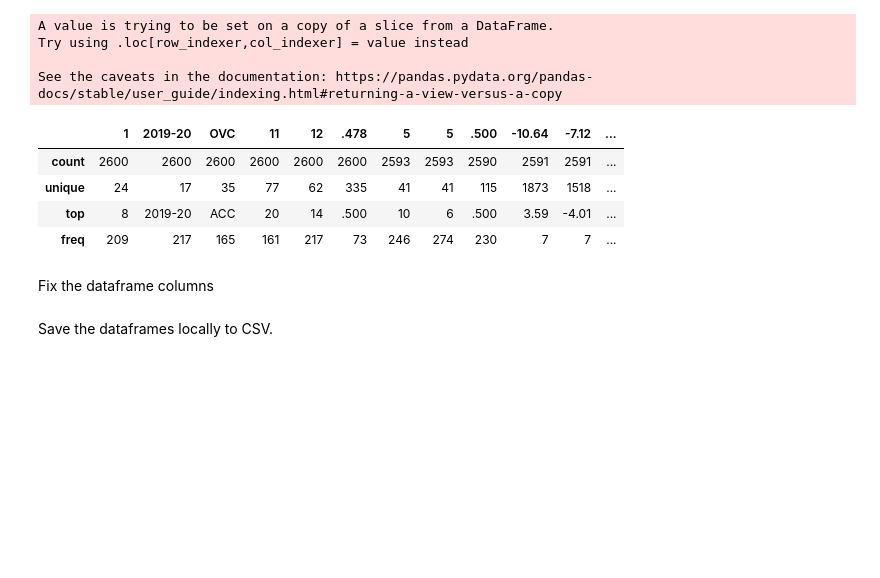
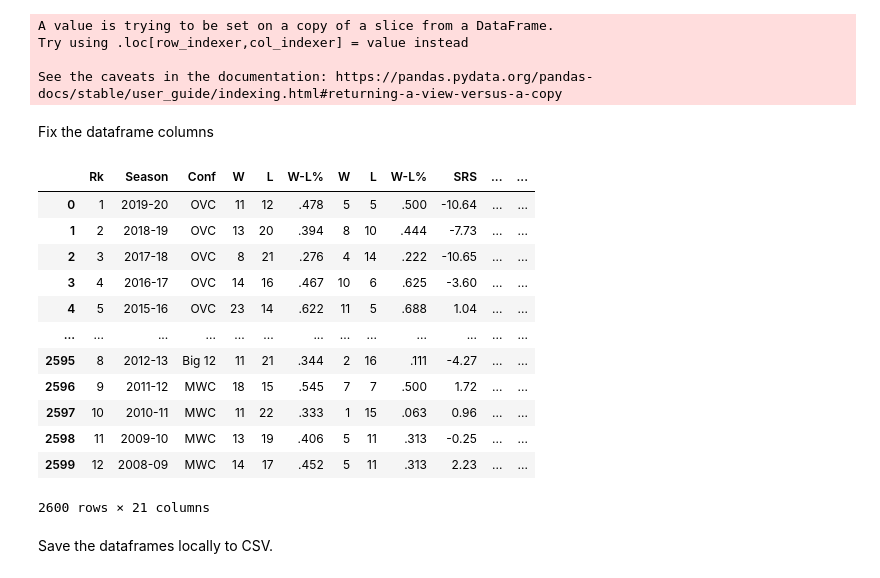
Before and after one commit to cmf2196/march_madness, a Jupyter notebook: data_collection.ipynb, the cells around one changed output. Cells and saved outputs as stored; diff of their text form; code cells hidden in the pictures; blank space fills up the shorter version.

```diff
--- a/data_collection.ipynb
+++ b/data_collection.ipynb
@@ -316,19 +316,26 @@ A value is trying to be set on a copy of a slice from a DataFrame.
 Try using .loc[row_indexer,col_indexer] = value instead
 
 See the caveats in the documentation: https://pandas.pydata.org/pandas-docs/stable/user_guide/indexing.html#returning-a-view-versus-a-copy
-# %%
-WLTeams.describe()
-# %% [output]
-|  | 1 | 2019-20 | OVC | 11 | 12 | .478 | 5 | 5 | .500 | -10.64 | -7.12 | ... |
-| count | 2600 | 2600 | 2600 | 2600 | 2600 | 2600 | 2593 | 2593 | 2590 | 2591 | 2591 | ... |
-| unique | 24 | 17 | 35 | 77 | 62 | 335 | 41 | 41 | 115 | 1873 | 1518 | ... |
-| top | 8 | 2019-20 | ACC | 20 | 14 | .500 | 10 | 6 | .500 | 3.59 | -4.01 | ... |
-| freq | 209 | 217 | 165 | 161 | 217 | 73 | 246 | 274 | 230 | 7 | 7 | ... |
 # %% [markdown]
 Fix the dataframe columns
 # %%
-WLTeams.columns = WLTeams.columns.droplevel(level=0)
-WLTeams.rename(columns={'': 'team'})
+#WLTeams.columns = WLTeams.columns.droplevel(level=0)
+WLTeams['team'] = WLTeams[""]
+WLTeams
+# %% [output]
+|  | Rk | Season | Conf | W | L | W-L% | W | L | W-L% | SRS | ... | ... |
+| 0 | 1 | 2019-20 | OVC | 11 | 12 | .478 | 5 | 5 | .500 | -10.64 | ... | ... |
+| 1 | 2 | 2018-19 | OVC | 13 | 20 | .394 | 8 | 10 | .444 | -7.73 | ... | ... |
+| 2 | 3 | 2017-18 | OVC | 8 | 21 | .276 | 4 | 14 | .222 | -10.65 | ... | ... |
+| 3 | 4 | 2016-17 | OVC | 14 | 16 | .467 | 10 | 6 | .625 | -3.60 | ... | ... |
+| 4 | 5 | 2015-16 | OVC | 23 | 14 | .622 | 11 | 5 | .688 | 1.04 | ... | ... |
+| ... | ... | ... | ... | ... | ... | ... | ... | ... | ... | ... | ... | ... |
+| 2595 | 8 | 2012-13 | Big 12 | 11 | 21 | .344 | 2 | 16 | .111 | -4.27 | ... | ... |
+| 2596 | 9 | 2011-12 | MWC | 18 | 15 | .545 | 7 | 7 | .500 | 1.72 | ... | ... |
+| 2597 | 10 | 2010-11 | MWC | 11 | 22 | .333 | 1 | 15 | .063 | 0.96 | ... | ... |
+| 2598 | 11 | 2009-10 | MWC | 13 | 19 | .406 | 5 | 11 | .313 | -0.25 | ... | ... |
+| 2599 | 12 | 2008-09 | MWC | 14 | 17 | .452 | 5 | 11 | .313 | 2.23 | ... | ... |
+2600 rows × 21 columns
 # %% [markdown]
 Save the dataframes locally to CSV.
 # %%
```
